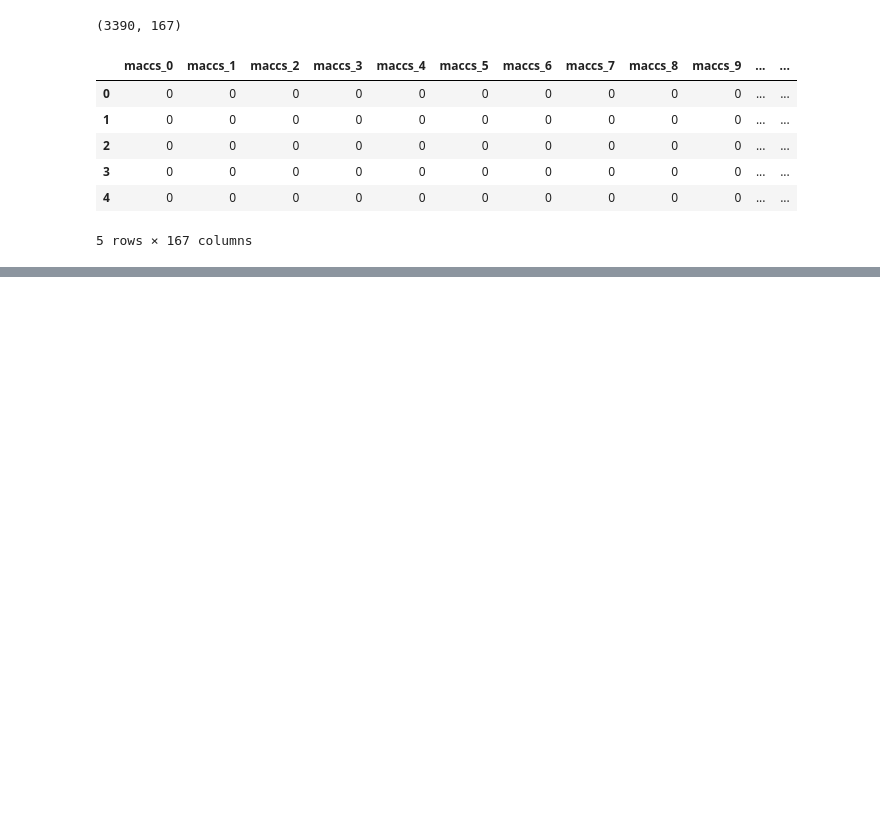
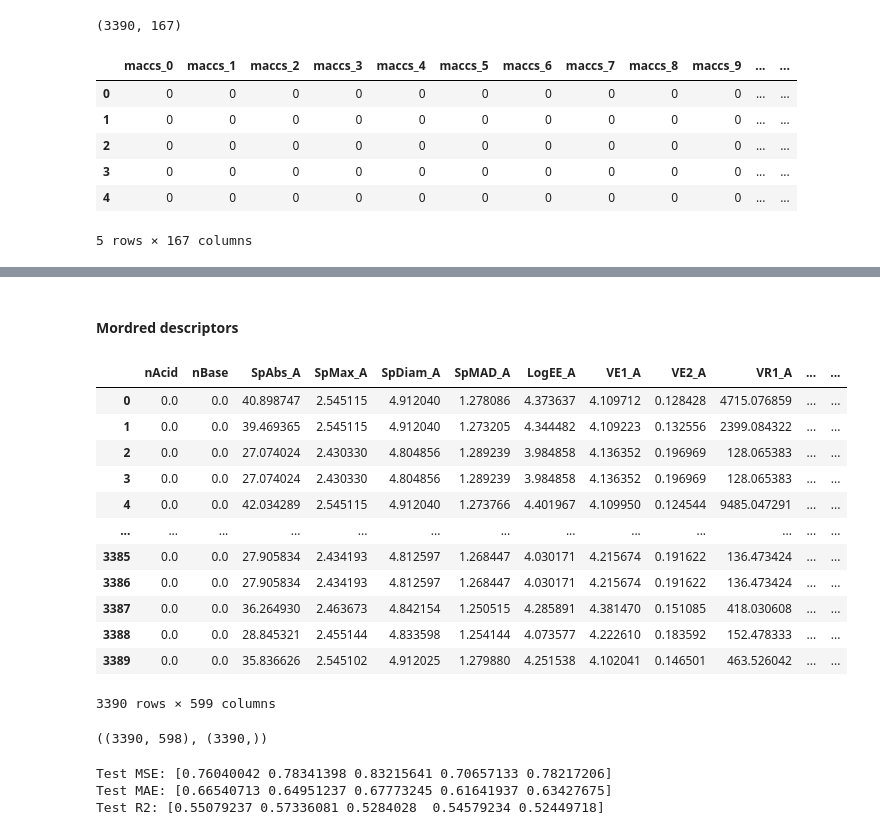
Before and after one commit to AlimAlb/QSAR, a Jupyter notebook: QSAR.ipynb, the cells around one changed output, grey strips where cells are left out. Cells and saved outputs as stored; diff of their text form; code cells hidden in the pictures; blank space fills up the shorter version.

```diff
--- a/QSAR.ipynb
+++ b/QSAR.ipynb
@@ -845,7 +894,7 @@ mordred_df.head()
 # %%
 temp = mordred_df.astype(float)
 # %%
-nans = temp.isna().sum().sort_values(ascending=True)
+nans = temp.isna().sum()
 drop_cols = nans[nans > 41].index
 temp = temp.drop(drop_cols, axis = 1)
 temp = temp.fillna(temp.median())
@@ -959,0 +1160,26 @@ maccs_fps.to_csv(base_dir + 'maccs_fingerprints')
+# %% [markdown]
+#### Mordred descriptors
+# %%
+temp['target'] = final_df['log_ic50(pchembl)']
+temp = temp.copy()
+temp
+# %% [output]
+|  | nAcid | nBase | SpAbs_A | SpMax_A | SpDiam_A | SpMAD_A | LogEE_A | VE1_A | VE2_A | VR1_A | ... | ... |
+| 0 | 0.0 | 0.0 | 40.898747 | 2.545115 | 4.912040 | 1.278086 | 4.373637 | 4.109712 | 0.128428 | 4715.076859 | ... | ... |
+| 1 | 0.0 | 0.0 | 39.469365 | 2.545115 | 4.912040 | 1.273205 | 4.344482 | 4.109223 | 0.132556 | 2399.084322 | ... | ... |
+| 2 | 0.0 | 0.0 | 27.074024 | 2.430330 | 4.804856 | 1.289239 | 3.984858 | 4.136352 | 0.196969 | 128.065383 | ... | ... |
+| 3 | 0.0 | 0.0 | 27.074024 | 2.430330 | 4.804856 | 1.289239 | 3.984858 | 4.136352 | 0.196969 | 128.065383 | ... | ... |
+| 4 | 0.0 | 0.0 | 42.034289 | 2.545115 | 4.912040 | 1.273766 | 4.401967 | 4.109950 | 0.124544 | 9485.047291 | ... | ... |
+| ... | ... | ... | ... | ... | ... | ... | ... | ... | ... | ... | ... | ... |
+| 3385 | 0.0 | 0.0 | 27.905834 | 2.434193 | 4.812597 | 1.268447 | 4.030171 | 4.215674 | 0.191622 | 136.473424 | ... | ... |
+| 3386 | 0.0 | 0.0 | 27.905834 | 2.434193 | 4.812597 | 1.268447 | 4.030171 | 4.215674 | 0.191622 | 136.473424 | ... | ... |
+| 3387 | 0.0 | 0.0 | 36.264930 | 2.463673 | 4.842154 | 1.250515 | 4.285891 | 4.381470 | 0.151085 | 418.030608 | ... | ... |
+| 3388 | 0.0 | 0.0 | 28.845321 | 2.455144 | 4.833598 | 1.254144 | 4.073577 | 4.222610 | 0.183592 | 152.478333 | ... | ... |
+| 3389 | 0.0 | 0.0 | 35.836626 | 2.545102 | 4.912025 | 1.279880 | 4.251538 | 4.102041 | 0.146501 | 463.526042 | ... | ... |
+3390 rows × 599 columns
+# %%
+X = temp.drop(['target'], axis = 1)
+y = temp['target']
+X.shape, y.shape
+# %% [output]
+((3390, 598), (3390,))
@@ -959,0 +1188,27 @@ maccs_fps.to_csv(base_dir + 'maccs_fingerprints')
+# %%
+from sklearn.model_selection import cross_validate
+
+scoring = {
+    "neg_mse": "neg_mean_squared_error",
+    "r2": "r2",
+    "mae": "neg_mean_absolute_error"
+}
+
+kf = KFold(n_splits=5, shuffle=True, random_state=42)
+
+cv_results = cross_validate(
+    model, X, y,
+    scoring=scoring,
+    cv=kf,
+    return_train_score=True,
+    n_jobs=-1
+)
+
+# Результаты
+print("Test MSE:", -cv_results['test_neg_mse'])
+print("Test MAE:", -cv_results['test_mae'])
+print("Test R2:", cv_results['test_r2'])
+# %% [output]
+Test MSE: [0.76040042 0.78341398 0.83215641 0.70657133 0.78217206]
+Test MAE: [0.66540713 0.64951237 0.67773245 0.61641937 0.63427675]
+Test R2: [0.55079237 0.57336081 0.5284028  0.54579234 0.52449718]
```
Also changed, not shown: parts of 88 cells of this notebook.
